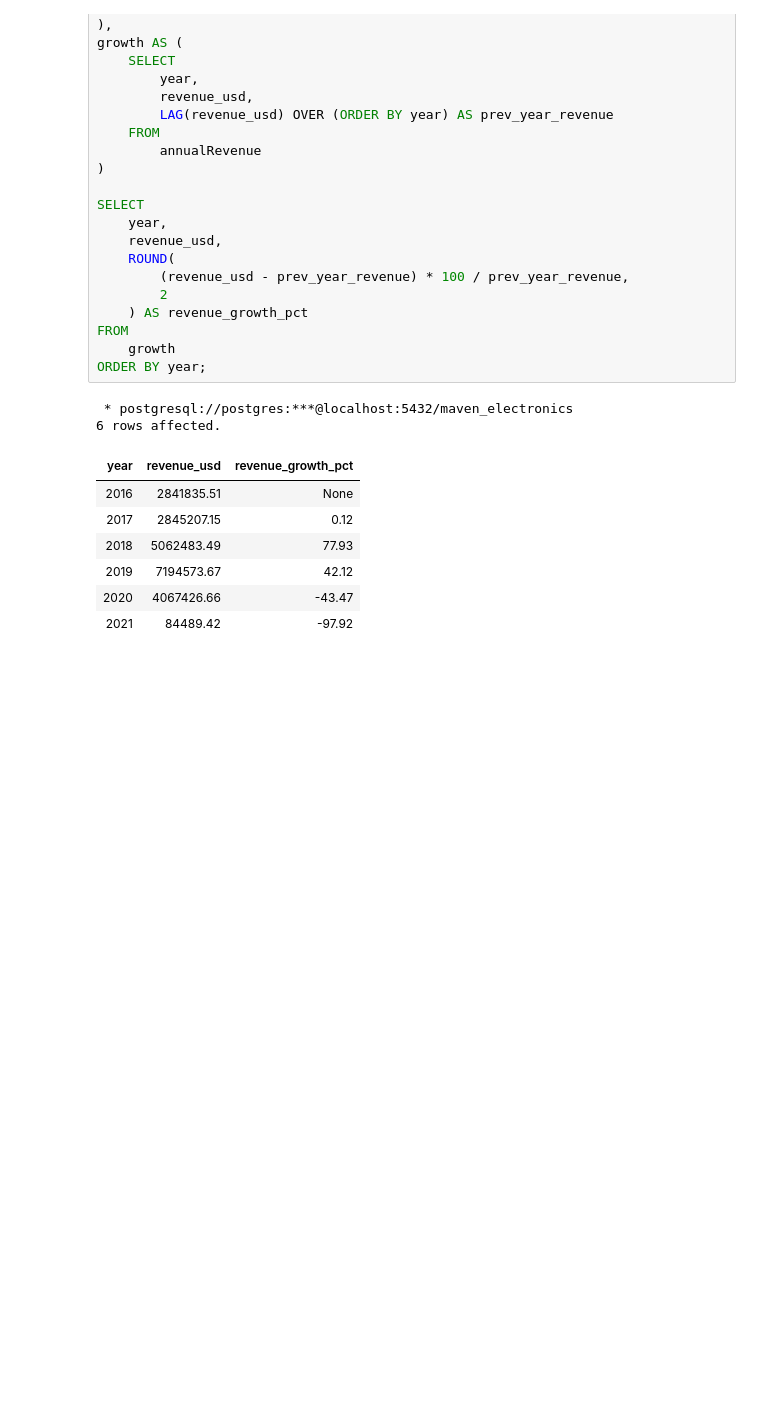
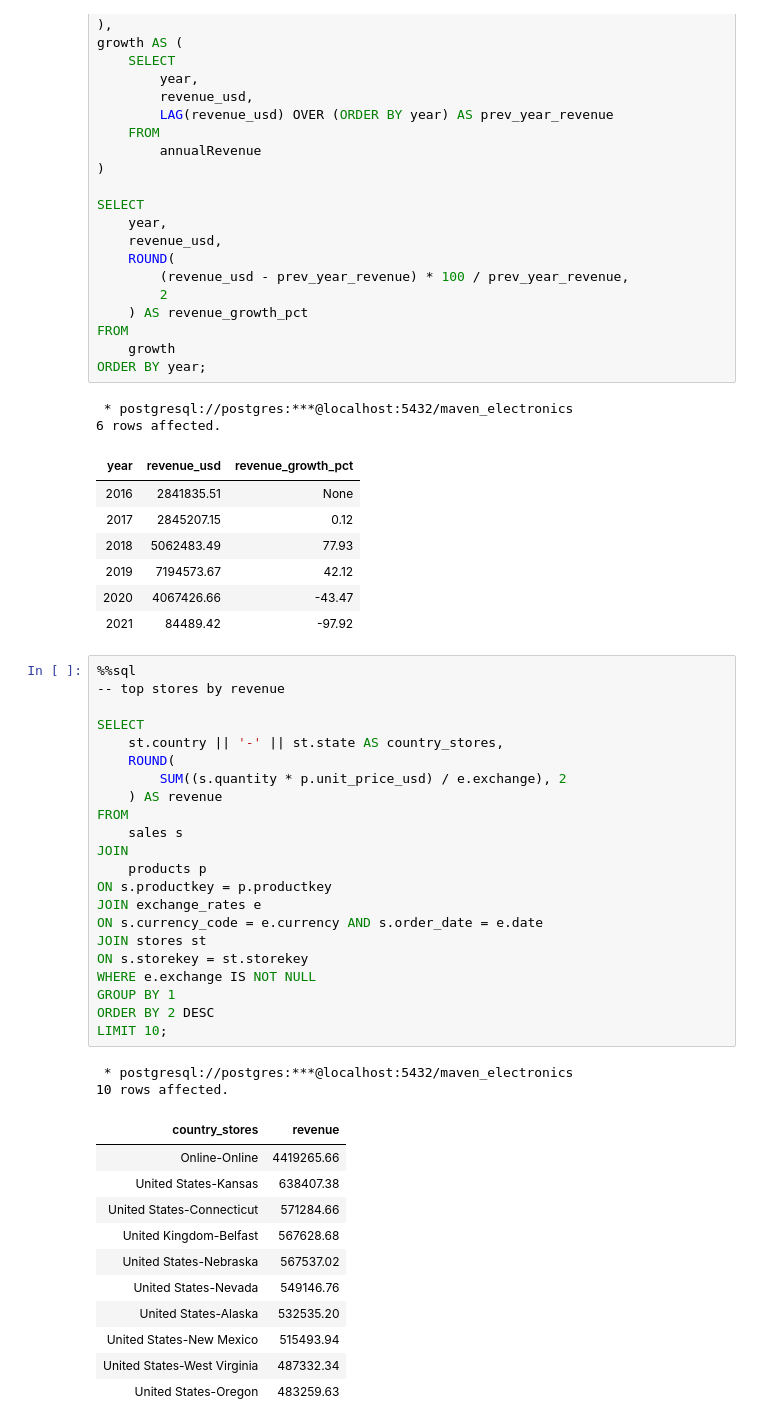
Before and after one commit to Ronald116/Data-Analysis-Projects, a Jupyter notebook: Maven_Global_Electronics_Retailer/global_electronics_retail_analysis.ipynb, the cells around one changed output. Drawn from its saved outputs; the diff is of its cells as text; blank space fills up the shorter version.

```diff
--- a/Maven_Global_Electronics_Retailer/global_electronics_retail_analysis.ipynb
+++ b/Maven_Global_Electronics_Retailer/global_electronics_retail_analysis.ipynb
@@ -582,3 +582,39 @@ ORDER BY year;
 | 2019 | 7194573.67 | 42.12 |
 | 2020 | 4067426.66 | -43.47 |
 | 2021 | 84489.42 | -97.92 |
+# %%
+%%sql
+-- top stores by revenue
+
+SELECT
+    st.country || '-' || st.state AS country_stores,
+    ROUND(
+        SUM((s.quantity * p.unit_price_usd) / e.exchange), 2
+    ) AS revenue
+FROM
+    sales s
+JOIN
+    products p
+ON s.productkey = p.productkey
+JOIN exchange_rates e
+ON s.currency_code = e.currency AND s.order_date = e.date
+JOIN stores st
+ON s.storekey = st.storekey
+WHERE e.exchange IS NOT NULL
+GROUP BY 1
+ORDER BY 2 DESC
+LIMIT 10;
+# %% [output]
+ * postgresql://postgres:***@localhost:5432/maven_electronics
+10 rows affected.
+| country_stores | revenue |
+| Online-Online | 4419265.66 |
+| United States-Kansas | 638407.38 |
+| United States-Connecticut | 571284.66 |
+| United Kingdom-Belfast | 567628.68 |
+| United States-Nebraska | 567537.02 |
+| United States-Nevada | 549146.76 |
+| United States-Alaska | 532535.20 |
+| United States-New Mexico | 515493.94 |
+| United States-West Virginia | 487332.34 |
+| United States-Oregon | 483259.63 |
```
Also changed, not shown: 2 other files.
